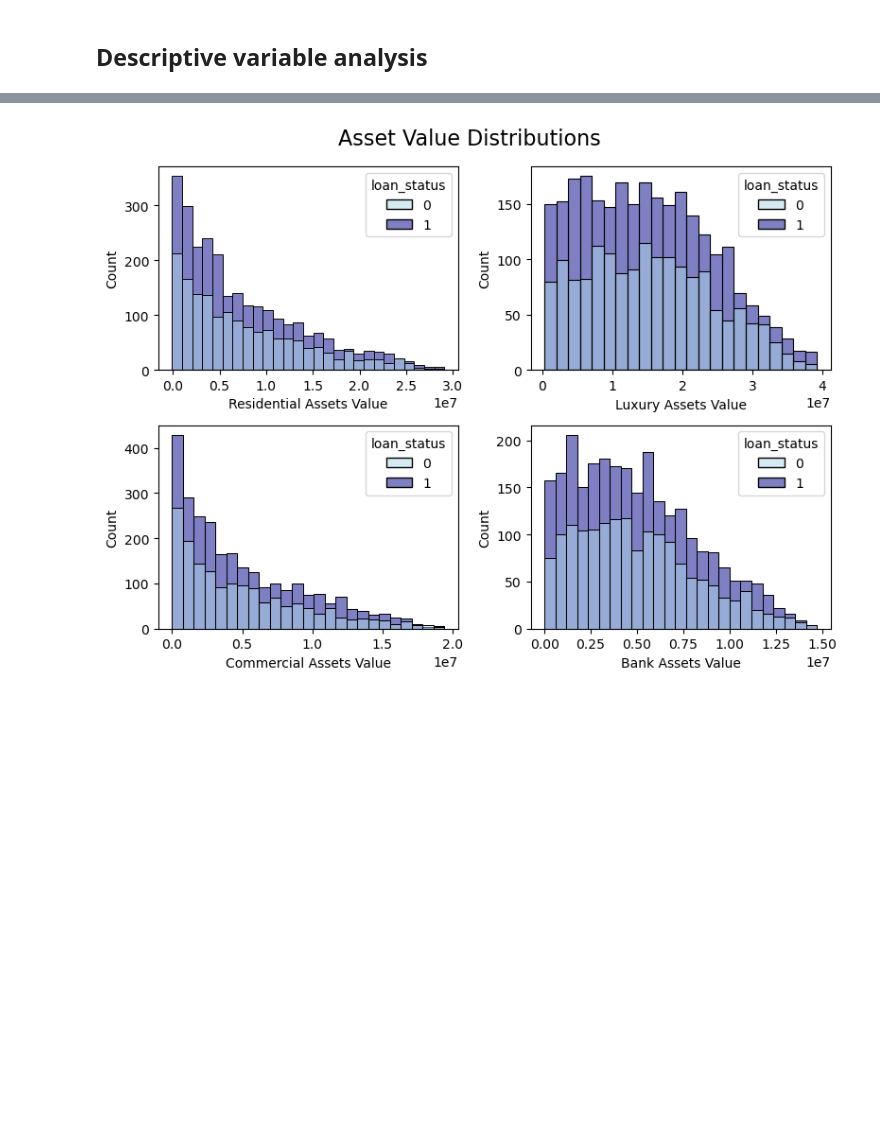
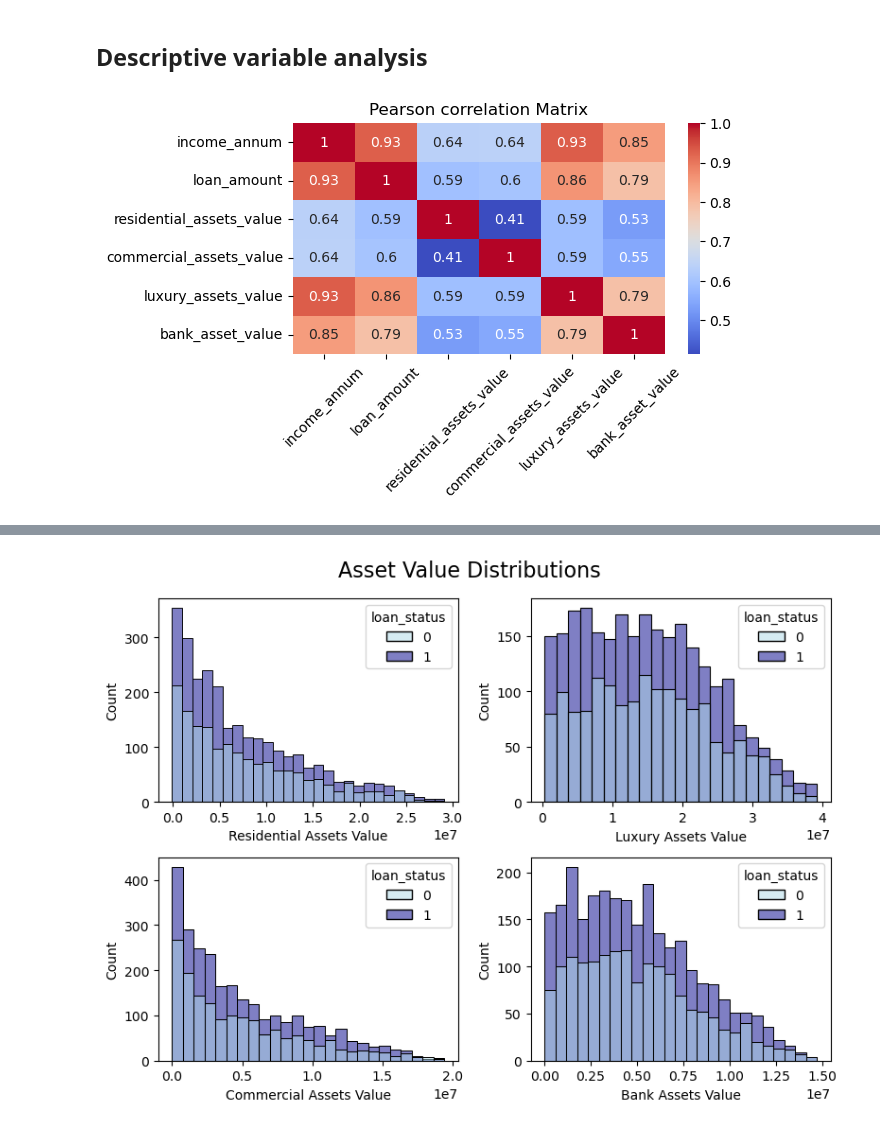
Before and after one commit to Rampenator/dsb, a Jupyter notebook: Group1 code.ipynb, the cells around one changed output, grey strips where cells are left out. Cells and saved outputs as stored; diff of their text form; code cells hidden in the pictures; blank space fills up the shorter version.

```diff
--- a/Group1 code.ipynb
+++ b/Group1 code.ipynb
@@ -124,3 +139,15 @@ Name: count, dtype: int64
 [figure]
 # %% [markdown]
 ## Descriptive variable analysis
+# %%
+cont = loans[['income_annum', 'loan_amount', 'residential_assets_value', 'commercial_assets_value', 'luxury_assets_value', 'bank_asset_value']]
+corr_matrix = cont.corr()
+
+plt.figure(figsize=(6, 3))
+sns.heatmap(corr_matrix, annot=True, cmap='coolwarm')
+
+plt.title('Pearson correlation Matrix')
+plt.xticks(rotation=45)
+plt.show()
+# %% [output]
+[figure, added]
```
Also changed, not shown: parts of 4 cells of this notebook.
